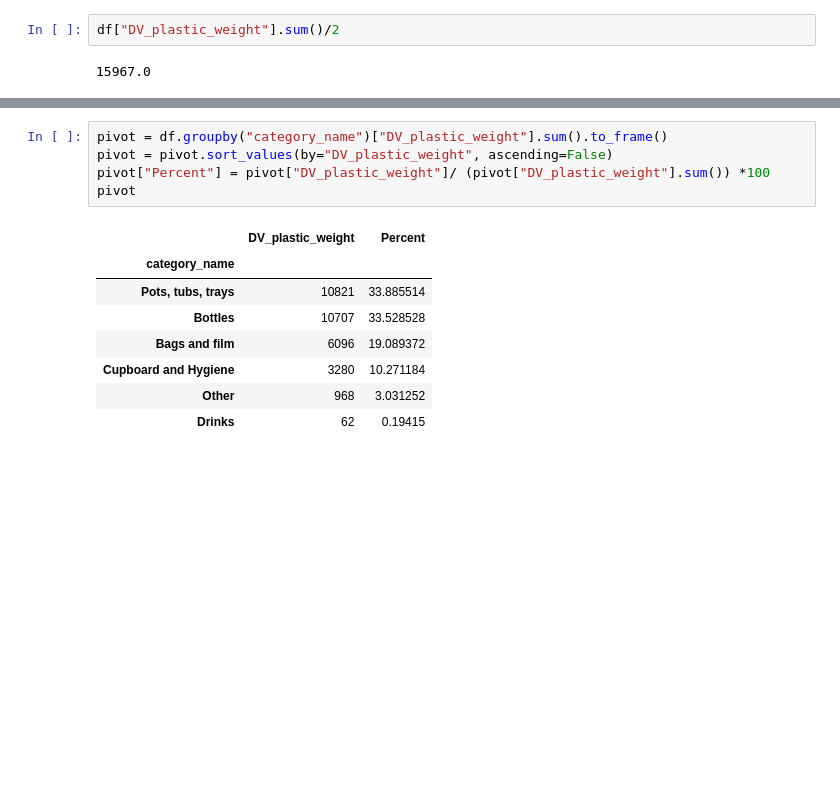
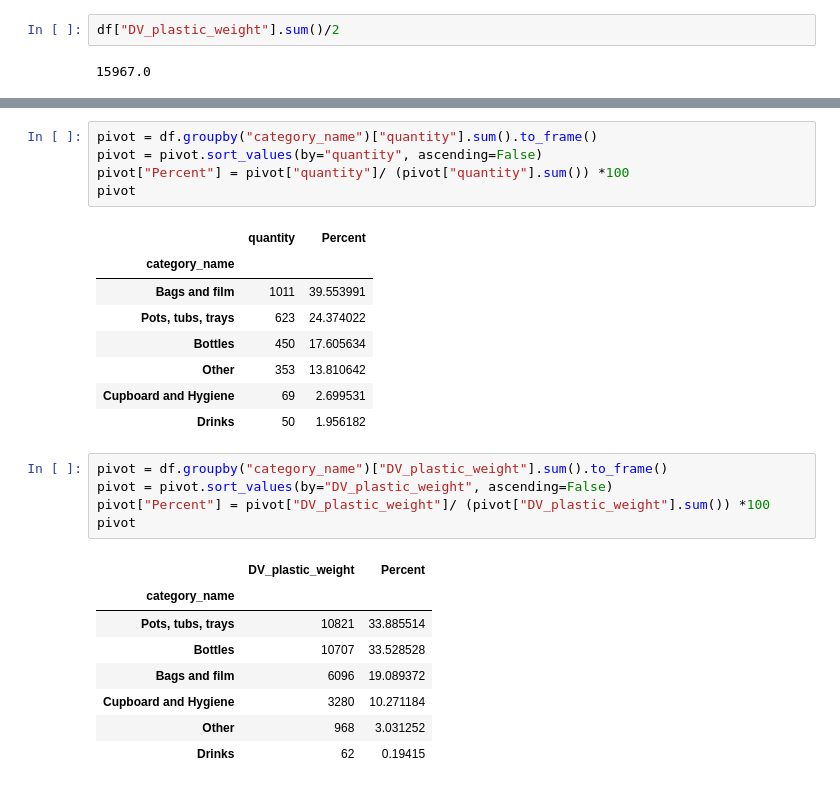
Before and after one commit to Lisa-Ho/plastic-diary, a Jupyter notebook: notebooks/02_10_charts.ipynb, the cells around one changed output, grey strips where cells are left out. Saved outputs shown, nothing was run; the diff lists cells and outputs as text; blank space fills up the shorter version.

```diff
--- a/notebooks/02_10_charts.ipynb
+++ b/notebooks/02_10_charts.ipynb
@@ -94,3 +128,17 @@ df["DV_plastic_weight"].sum()/2
+# %%
+pivot = df.groupby("category_name")["quantity"].sum().to_frame()
+pivot = pivot.sort_values(by="quantity", ascending=False)
+pivot["Percent"] = pivot["quantity"]/ (pivot["quantity"].sum()) *100
+pivot
+# %% [output]
+|  | quantity | Percent |
+| category_name |  |  |
+| Bags and film | 1011 | 39.553991 |
+| Pots, tubs, trays | 623 | 24.374022 |
+| Bottles | 450 | 17.605634 |
+| Other | 353 | 13.810642 |
+| Cupboard and Hygiene | 69 | 2.699531 |
+| Drinks | 50 | 1.956182 |
 # %%
 pivot = df.groupby("category_name")["DV_plastic_weight"].sum().to_frame()
 pivot = pivot.sort_values(by="DV_plastic_weight", ascending=False)
```
Also changed, not shown: parts of 9 cells of this notebook.
